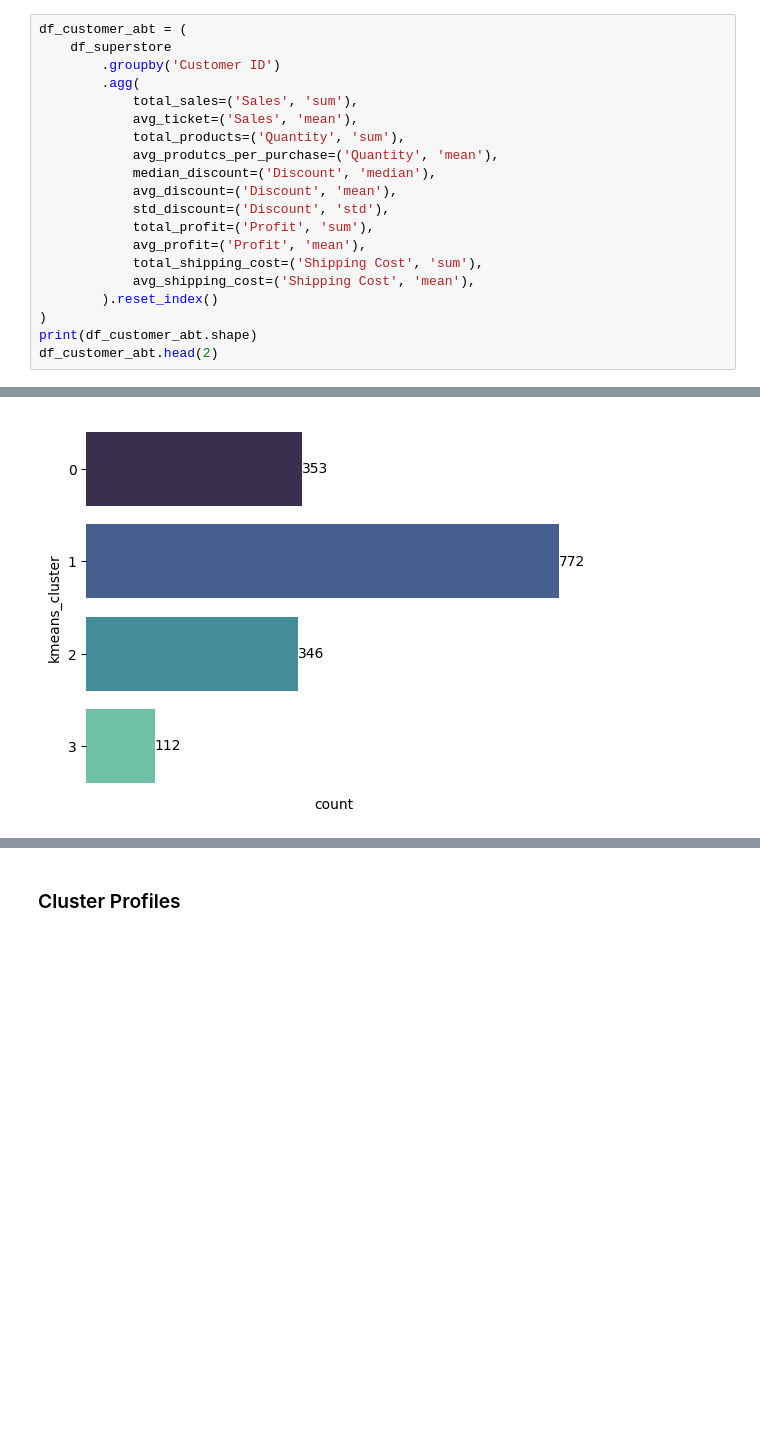
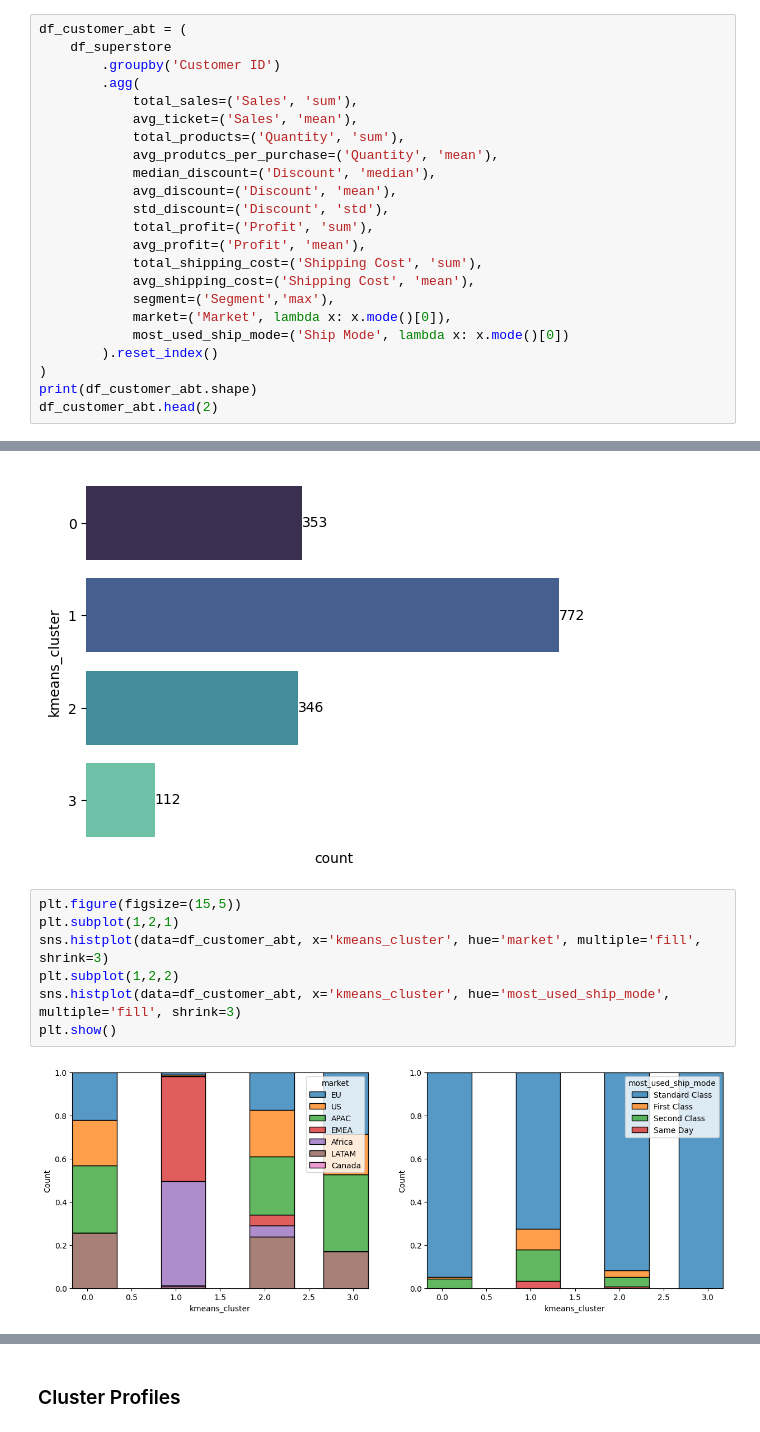
Before and after one commit to pauloreis-ds/machine-learning-essentials, a Jupyter notebook: clustering/p02v01_clustering.ipynb, the cells around one changed output, grey strips where cells are left out. Drawn from its saved outputs; the diff is of its cells as text; blank space fills up the shorter version.

Commit message:
cluster analysis charts

```diff
--- a/clustering/p02v01_clustering.ipynb
+++ b/clustering/p02v01_clustering.ipynb
@@ -161,6 +161,9 @@ df_customer_abt = (
             avg_profit=('Profit', 'mean'),
             total_shipping_cost=('Shipping Cost', 'sum'),
             avg_shipping_cost=('Shipping Cost', 'mean'),
+            segment=('Segment','max'),
+            market=('Market', lambda x: x.mode()[0]),
+            most_used_ship_mode=('Ship Mode', lambda x: x.mode()[0])
         ).reset_index()
 )
 print(df_customer_abt.shape)
@@ -582,3 +586,12 @@ ax.set_xticks([])
 # %% [output]
 []
 [figure]
+# %%
+plt.figure(figsize=(15,5))
+plt.subplot(1,2,1)
+sns.histplot(data=df_customer_abt, x='kmeans_cluster', hue='market', multiple='fill', shrink=3)
+plt.subplot(1,2,2)
+sns.histplot(data=df_customer_abt, x='kmeans_cluster', hue='most_used_ship_mode', multiple='fill', shrink=3)
+plt.show()
+# %% [output]
+[figure, added]
```
Also changed, not shown: parts of 10 cells of this notebook.
